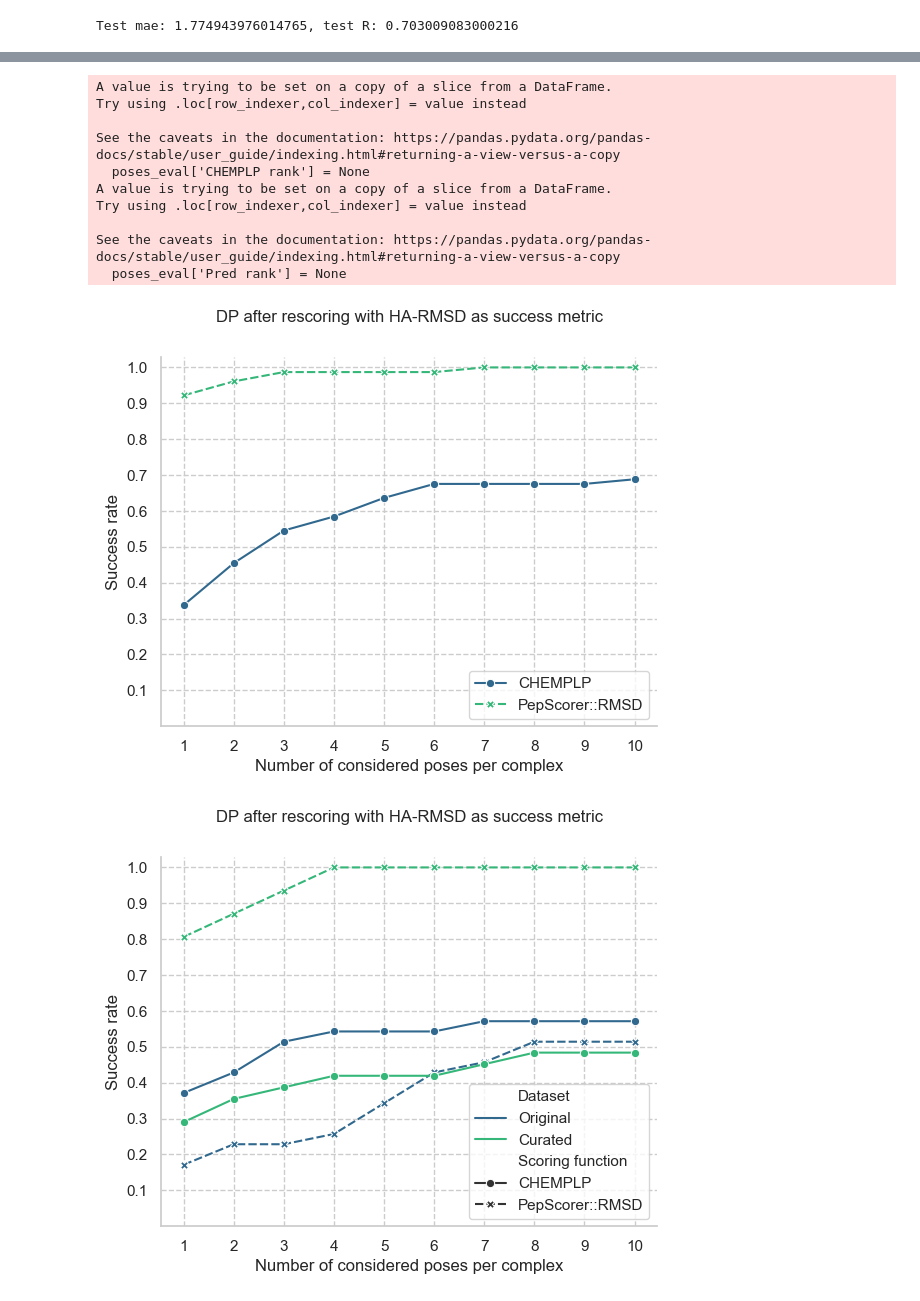
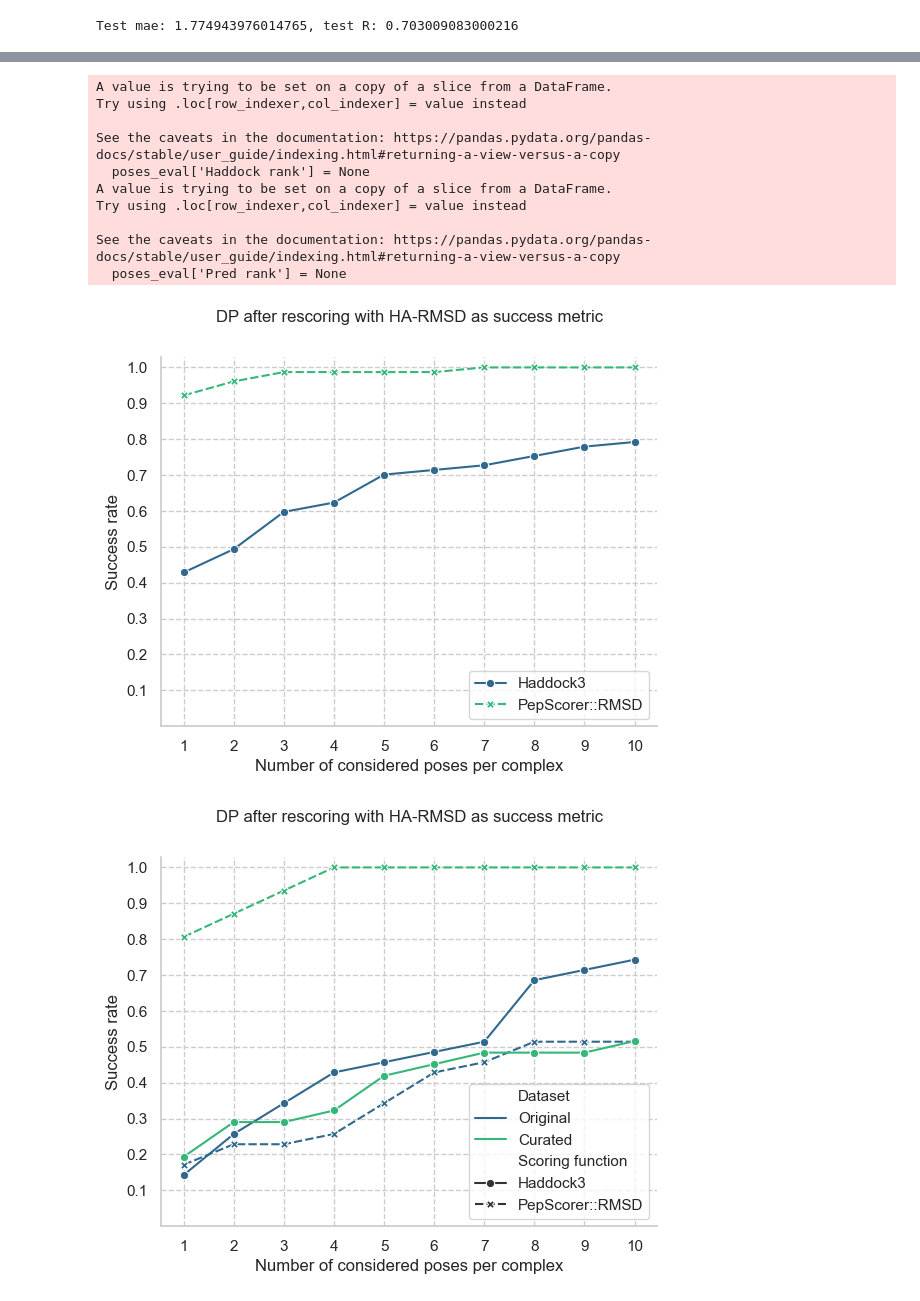
Before and after one commit to andregiuseppecavalli/PepScorerRMSD, a Jupyter notebook: train_and_evaluate.ipynb, the cells around one changed output, grey strips where cells are left out. Saved outputs shown, nothing was run; the diff lists cells and outputs as text; code cells hidden in the pictures.

```diff
--- a/train_and_evaluate.ipynb
+++ b/train_and_evaluate.ipynb
@@ -130,13 +130,13 @@ print(f'Test mae: {test_mae}, test R: {R_test}')
 # %% [output]
 Test mae: 1.774943976014765, test R: 0.703009083000216
 # %%
-# now we can check the docking power of the model and compare it with CHEMPLP
+# now we can check the docking power of the model and compare it with Haddock3
 poses_eval = poses.loc[poses['Split'] == 'Evaluation']
 poses_eval.reset_index(drop=True, inplace=True)
 poses_eval['pred RMSD'] = preds_test
-# get chemplp score
-chemplp = features.loc[poses['Split'] == 'Evaluation', 'PLANTS_CHEMPLP'].to_numpy()
-poses_eval['CHEMPLP'] = chemplp
+# get haddock3 score
+haddock = pd.read_excel(r'Data/haddock_evaluation.xlsx')['Haddock'].to_numpy()
+poses_eval['Haddock'] = haddock
 # add success column
 poses_eval['Success'] = False
 for index in poses_eval.index:
@@ -161,16 +177,16 @@ See the caveats in the documentation: https://pandas.pydata.org/pandas-docs/stab
 # %%
-# CHEMPLP rank
-poses_eval['CHEMPLP rank'] = None
+# Haddock3 rank
+poses_eval['Haddock rank'] = None
 for pdb in poses_eval['Protein'].unique():
-    return_df = poses_eval.loc[poses_eval['Protein'] == pdb].sort_values('CHEMPLP')
-    return_df['CHEMPLP rank'] = None
+    return_df = poses_eval.loc[poses_eval['Protein'] == pdb].sort_values('Haddock')
+    return_df['Haddock rank'] = None
 
     for i, pose in enumerate(return_df['Pose']):
-        return_df.loc[return_df['Pose'] == pose, 'CHEMPLP rank'] = i + 1
+        return_df.loc[return_df['Pose'] == pose, 'Haddock rank'] = i + 1
 
     for idx in return_df.index:
         pose = return_df.at[idx, 'Pose']
-        poses_eval.loc[poses_eval['Pose'] == pose, 'CHEMPLP rank'] = return_df.at[idx, 'CHEMPLP rank']
+        poses_eval.loc[poses_eval['Pose'] == pose, 'Haddock rank'] = return_df.at[idx, 'Haddock rank']
 
 # Pred Rank
 poses_eval['Pred rank'] = None
@@ -189,7 +205,7 @@ A value is trying to be set on a copy of a slice from a DataFrame.
 Try using .loc[row_indexer,col_indexer] = value instead
 
 See the caveats in the documentation: https://pandas.pydata.org/pandas-docs/stable/user_guide/indexing.html#returning-a-view-versus-a-copy
-  poses_eval['CHEMPLP rank'] = None
+  poses_eval['Haddock rank'] = None
 A value is trying to be set on a copy of a slice from a DataFrame.
 Try using .loc[row_indexer,col_indexer] = value instead
 
@@ -260,8 +276,8 @@ dp_pepscorer = list(results_pepscorer.drop(columns='PDB').mean(axis=0))
 # plot the results
 final_results = pd.DataFrame({
     'Number of considered poses per complex': [1,2,3,4,5,6,7,8,9,10] + [1,2,3,4,5,6,7,8,9,10],
-    'Success rate': dp_chemplp + dp_pepscorer,
-    'Scoring function': ['CHEMPLP']*10 + ['PepScorer::RMSD']*10
+    'Success rate': dp_haddock + dp_pepscorer,
+    'Scoring function': ['Haddock3']*10 + ['PepScorer::RMSD']*10
 })
 
 sns.set_style("whitegrid", {'grid.linestyle': '--'})
@@ -275,7 +291,7 @@ plt.legend(loc='lower right')
 sns.despine()
 plt.show()
 # %% [output]
-[figure, old version]
+[figure, new version]
 # %%
 # read poses files
 pep47_original = pd.read_excel(r'Data/Poses_pep47_original.xlsx')
@@ -337,18 +353,18 @@ for pdb in pep47_original['Protein'].unique():
         pose = return_df_original.at[idx, 'Pose']
         pep47_original.loc[pep47_original['Pose'] == pose, 'Pred rank'] = return_df_original.at[idx, 'Pred rank']
 # %%
-# CHEMPLP rank curated
-pep47_curated['CHEMPLP rank'] = None
+# Haddock3 rank curated
+pep47_curated['Haddock rank'] = None
 for pdb in pep47_curated['Protein'].unique():
-    return_df_curated = pep47_curated.loc[pep47_curated['Protein'] == pdb].sort_values('CHEMPLP')
-    return_df_curated['CHEMPLP rank'] = None
+    return_df_curated = pep47_curated.loc[pep47_curated['Protein'] == pdb].sort_values('Haddock')
+    return_df_curated['Haddock rank'] = None
 
     for i, pose in enumerate(return_df_curated['Pose']):
-        return_df_curated.loc[return_df_curated['Pose'] == pose, 'CHEMPLP rank'] = i + 1
+        return_df_curated.loc[return_df_curated['Pose'] == pose, 'Haddock rank'] = i + 1
 
     for idx in return_df_curated.index:
         pose = return_df_curated.at[idx, 'Pose']
-        pep47_curated.loc[pep47_curated['Pose'] == pose, 'CHEMPLP rank'] = return_df_curated.at[idx, 'CHEMPLP rank']
+        pep47_curated.loc[pep47_curated['Pose'] == pose, 'Haddock rank'] = return_df_curated.at[idx, 'Haddock rank']
 
 # Pred Rank curated
 pep47_curated['Pred rank'] = None
@@ -365,7 +381,7 @@ for pdb in pep47_curated['Protein'].unique():
 # %%
 # now we compute the docking power and we plot it
 pep_list_original = list(pep47_original['Protein'].unique())
-results_chemplp = pd.DataFrame({
+results_haddock = pd.DataFrame({
     'PDB': pep_list_original,
     1: [None]*len(pep_list_original),
     2: [None]*len(pep_list_original),
@@ -393,10 +409,10 @@ results_pepscorer = pd.DataFrame({
     10: [None]*len(pep_list_original)
 })
 
-# docking power CHEMPLP
+# docking power Haddock3
 for pdb in pep47_original['Protein'].unique():
     for threshold in range(1, 11):
-        temp_df = pep47_original.loc[pep47_original['Protein'] == pdb].sort_values('CHEMPLP rank')
+        temp_df = pep47_original.loc[pep47_original['Protein'] == pdb].sort_values('Haddock rank')
         temp_df = temp_df[0:threshold]
         dock_success_n = 0
         for value in temp_df['Success']:
@@ -405,7 +421,7 @@ for pdb in pep47_original['Protein'].unique():
         dock_success = 0
         if dock_success_n > 0:
             dock_success = 1
-        results_chemplp.loc[results_chemplp['PDB'] == pdb, threshold] = dock_success
+        results_haddock.loc[results_haddock['PDB'] == pdb, threshold] = dock_success
 
 # docking power PepScorer::RMSD
 for pdb in pep47_original['Protein'].unique():
@@ -421,12 +437,12 @@ for pdb in pep47_original['Protein'].unique():
             dock_success = 1
         results_pepscorer.loc[results_pepscorer['PDB'] == pdb, threshold] = dock_success
 
-dp_chemplp_original = list(results_chemplp.drop(columns='PDB').mean(axis=0))
+dp_haddock_original = list(results_haddock.drop(columns='PDB').mean(axis=0))
 dp_pepscorer_original = list(results_pepscorer.drop(columns='PDB').mean(axis=0))
 # %%
 # now we compute the docking power and we plot it
 pep_list_curated = list(pep47_curated['Protein'].unique())
-results_chemplp = pd.DataFrame({
+results_haddock = pd.DataFrame({
     'PDB': pep_list_curated,
     1: [None]*len(pep_list_curated),
     2: [None]*len(pep_list_curated),
@@ -454,10 +470,10 @@ results_pepscorer = pd.DataFrame({
     10: [None]*len(pep_list_curated)
 })
 
-# docking power CHEMPLP
+# docking power Haddock3
 for pdb in pep47_curated['Protein'].unique():
     for threshold in range(1, 11):
-        temp_df = pep47_curated.loc[pep47_curated['Protein'] == pdb].sort_values('CHEMPLP rank')
+        temp_df = pep47_curated.loc[pep47_curated['Protein'] == pdb].sort_values('Haddock rank')
         temp_df = temp_df[0:threshold]
         dock_success_n = 0
         for value in temp_df['Success']:
@@ -466,7 +482,7 @@ for pdb in pep47_curated['Protein'].unique():
         dock_success = 0
         if dock_success_n > 0:
             dock_success = 1
-        results_chemplp.loc[results_chemplp['PDB'] == pdb, threshold] = dock_success
+        results_haddock.loc[results_haddock['PDB'] == pdb, threshold] = dock_success
 
 # docking power PepScorer::RMSD
 for pdb in pep47_curated['Protein'].unique():
@@ -482,26 +498,26 @@ for pdb in pep47_curated['Protein'].unique():
             dock_success = 1
         results_pepscorer.loc[results_pepscorer['PDB'] == pdb, threshold] = dock_success
 
-dp_chemplp_curated = list(results_chemplp.drop(columns='PDB').mean(axis=0))
+dp_haddock_curated = list(results_haddock.drop(columns='PDB').mean(axis=0))
 dp_pepscorer_curated = list(results_pepscorer.drop(columns='PDB').mean(axis=0))
 # %%
 # plot the results
 final_results_pep47 = pd.DataFrame({
     'Number of considered poses per complex': [1,2,3,4,5,6,7,8,9,10]*4,
-    'Success rate': dp_chemplp_original + dp_pepscorer_original + dp_chemplp_curated + dp_pepscorer_curated,
-    'Scoring function': ['CHEMPLP']*10 + ['PepScorer::RMSD']*10 + ['CHEMPLP']*10 + ['PepScorer::RMSD']*10,
+    'Success rate': dp_haddock_original + dp_pepscorer_original + dp_haddock_curated + dp_pepscorer_curated,
+    'Scoring function': ['Haddock3']*10 + ['PepScorer::RMSD']*10 + ['Haddock3']*10 + ['PepScorer::RMSD']*10,
     'Dataset': ['Original']*20 + ['Curated']*20
 })
 
 sns.set_style("whitegrid", {'grid.linestyle': '--'})
 ax = sns.lineplot(data=final_results_pep47, x='Number of considered poses per complex', y='Success rate', hue='Dataset',
                   palette = 'viridis', style='Scoring function', markers=True)
 plt.xticks(range(1, 11))
 plt.yticks([0.1, 0.2, 0.3, 0.4, 0.5, 0.6, 0.7, 0.8, 0.9, 1.0])
 plt.title('DP after rescoring with HA-RMSD as success metric', pad=25)
 plt.ylim((0.0, 1.03))
 plt.legend(loc='lower right')
 sns.despine()
 plt.show()
 # %% [output]
-[figure, old version]
+[figure, new version]
```
Also changed, not shown: parts of 5 cells of this notebook, 3 other files.
